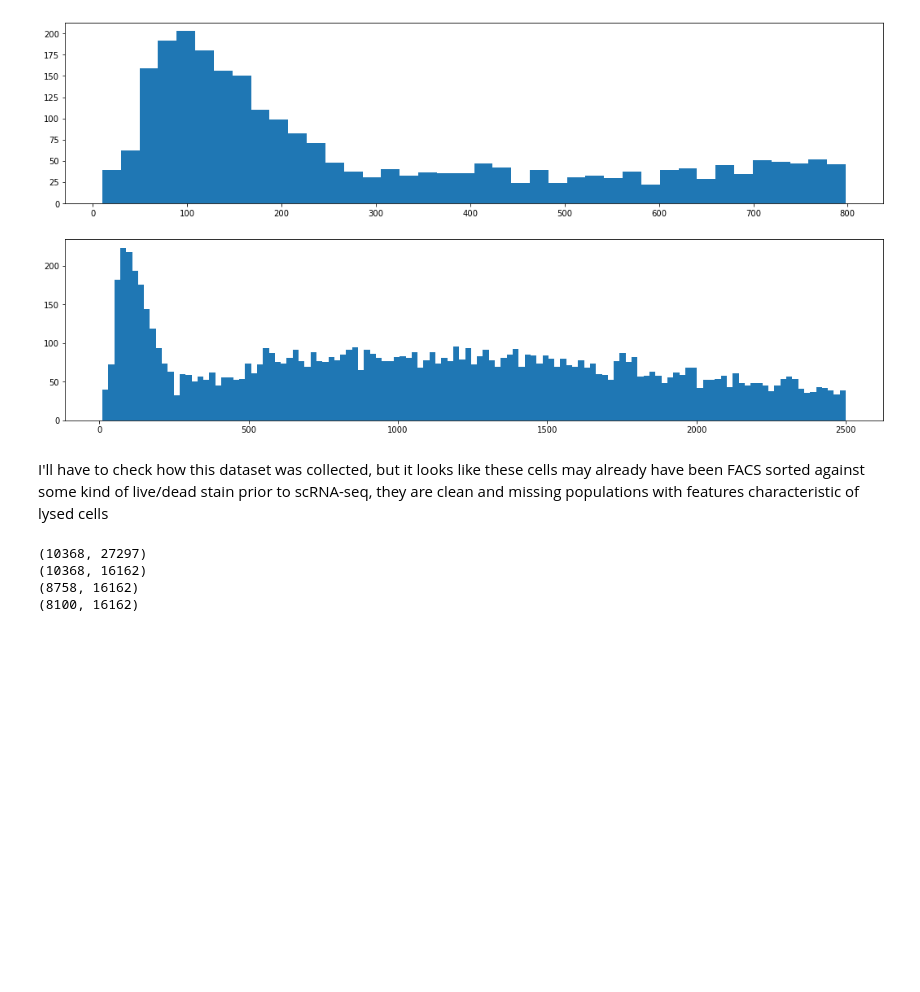
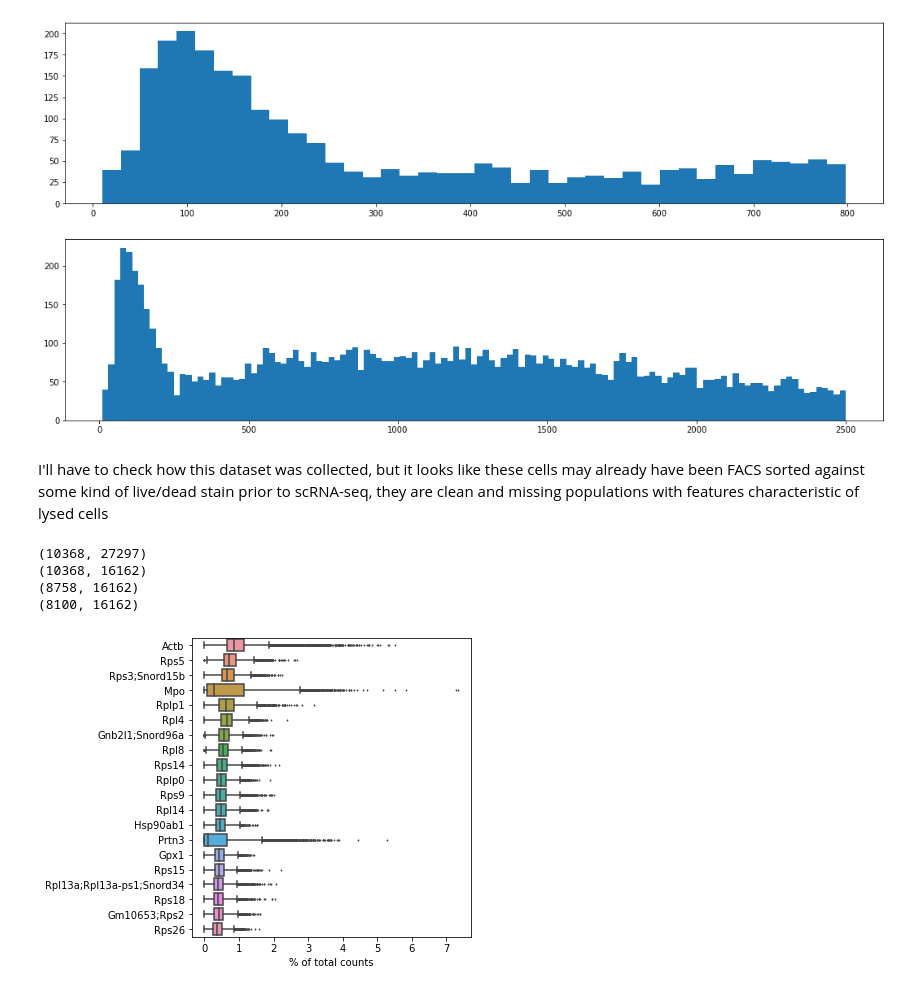
Before and after one commit to jbishop45/CS-7641-Project, a Jupyter notebook: Code/data_preprocessing.ipynb, the cells around one changed output. Saved outputs shown, nothing was run; the diff lists cells and outputs as text; code cells hidden in the pictures; blank space fills up the shorter version.

```diff
--- a/Code/data_preprocessing.ipynb
+++ b/Code/data_preprocessing.ipynb
@@ -113,3 +112,7 @@ print(adata_filtered.X.shape)
 (10368, 16162)
 (8758, 16162)
 (8100, 16162)
+# %%
+sc.pl.highest_expr_genes(adata_filtered, n_top=20, )
+# %% [output]
+[figure, added]
```
Also changed, not shown: parts of 42 cells of this notebook, 4 other files.
